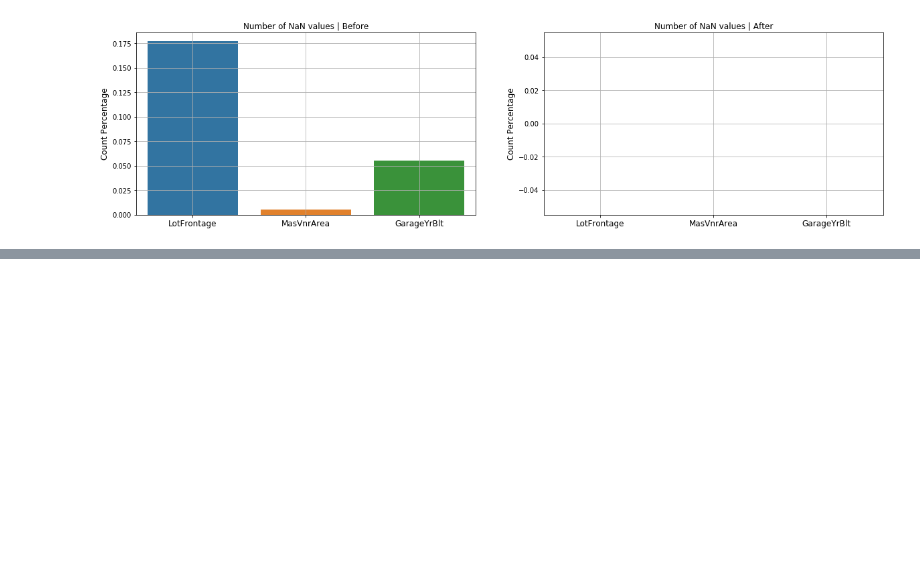
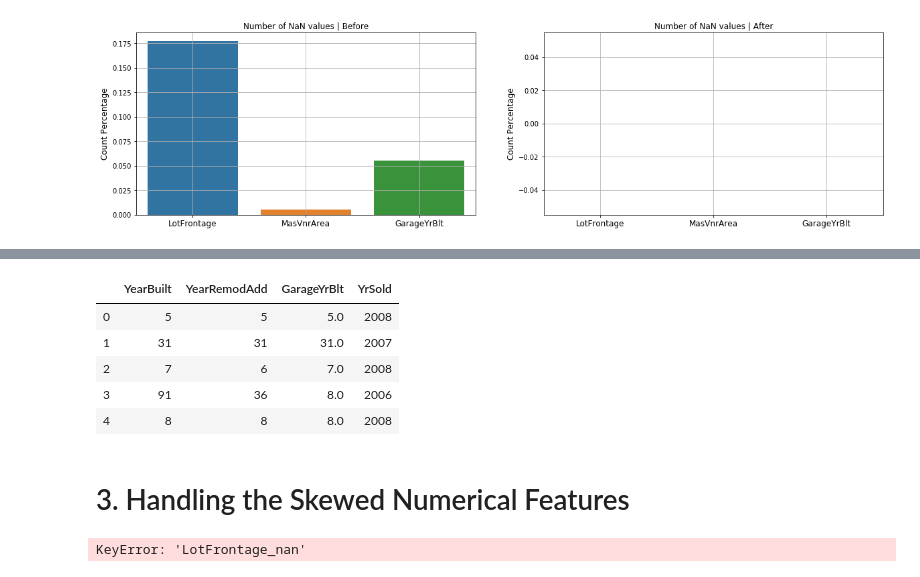
Before and after one commit to ParthikB/Data_Science, a Jupyter notebook: feature_eng.ipynb, the cells around one changed output, grey strips where cells are left out. Cells and saved outputs as stored; diff of their text form; code cells hidden in the pictures; blank space fills up the shorter version.

```diff
--- a/feature_eng.ipynb
+++ b/feature_eng.ipynb
@@ -73,8 +88,11 @@ def replace_num_features(dataset, features):
     for f in features:
         median_val = data[f].median() # Replacing with meadian because these features contains a lot of outliers.
 
-        data[f+'_nan'] = np.where(data[f].isnull(), 1, 0)
-        data[f].fillna(median_val, inplace=True)
+        '''
+        FE HACK > Create a new feature that contains the information about the parent feature's NaN values
+        '''
+        data[f+'_nan'] = np.where(data[f].isnull(), 1, 0) # This is that HACK FEATURE
+        data[f].fillna(median_val, inplace=True)          # Filling the NaN with Median
 
     return data
 # %%
@@ -108,0 +141,36 @@ Total number of Numerical features having NaN values : 3
+# %%
+temporal_features = ['YearBuilt', 'YearRemodAdd', 'GarageYrBlt', 'YrSold']
+
+for f in temporal_features[:-1]:
+    dataset[f] = dataset['YrSold'] - dataset[f]
+
+dataset[temporal_features].head()
+# %% [output]
+|  | YearBuilt | YearRemodAdd | GarageYrBlt | YrSold |
+| 0 | 5 | 5 | 5.0 | 2008 |
+| 1 | 31 | 31 | 31.0 | 2007 |
+| 2 | 7 | 6 | 7.0 | 2008 |
+| 3 | 91 | 36 | 8.0 | 2006 |
+| 4 | 8 | 8 | 8.0 | 2008 |
+# %% [markdown]
+# 3. Handling the Skewed Numerical Features
+# %%
+# Creating a temp data because our original data not contains 0s and 1s for the NaN features, which will hinder our following code
+temp_data = pd.read_csv('./database/train.csv')
+
+# Creating a list of features which are                        NUMERICAL           DOES NOT CONTAIN 0 VALUE           NOT A TEMPORAL OR 'Id' FEATURE           CONTINUOUS
+num_skewed_features = [f for f in dataset.columns if dataset[f].dtype != 'O' and 0 not in temp_data[f].unique() and f not in temporal_features+['Id'] and len(temp_data[f].unique()) > 25]
+
+print('Total number of Discrete Numerical features having Skewed distribution :', len(num_skewed_features))
+
+plt.figure(figsize=(25, 3))
+for idx, f in enumerate(num_skewed_features):
+    data = dataset.copy()
+
+    plt.subplot(1, 5, idx+1)
+    data[f].hist(bins=25)
+    plt.xticks(rotation=80)
+    plt.ylabel('Count')
+    plt.title(f)
+# %% [output]
+KeyError: 'LotFrontage_nan'
```
Also changed, not shown: parts of 9 cells of this notebook.
